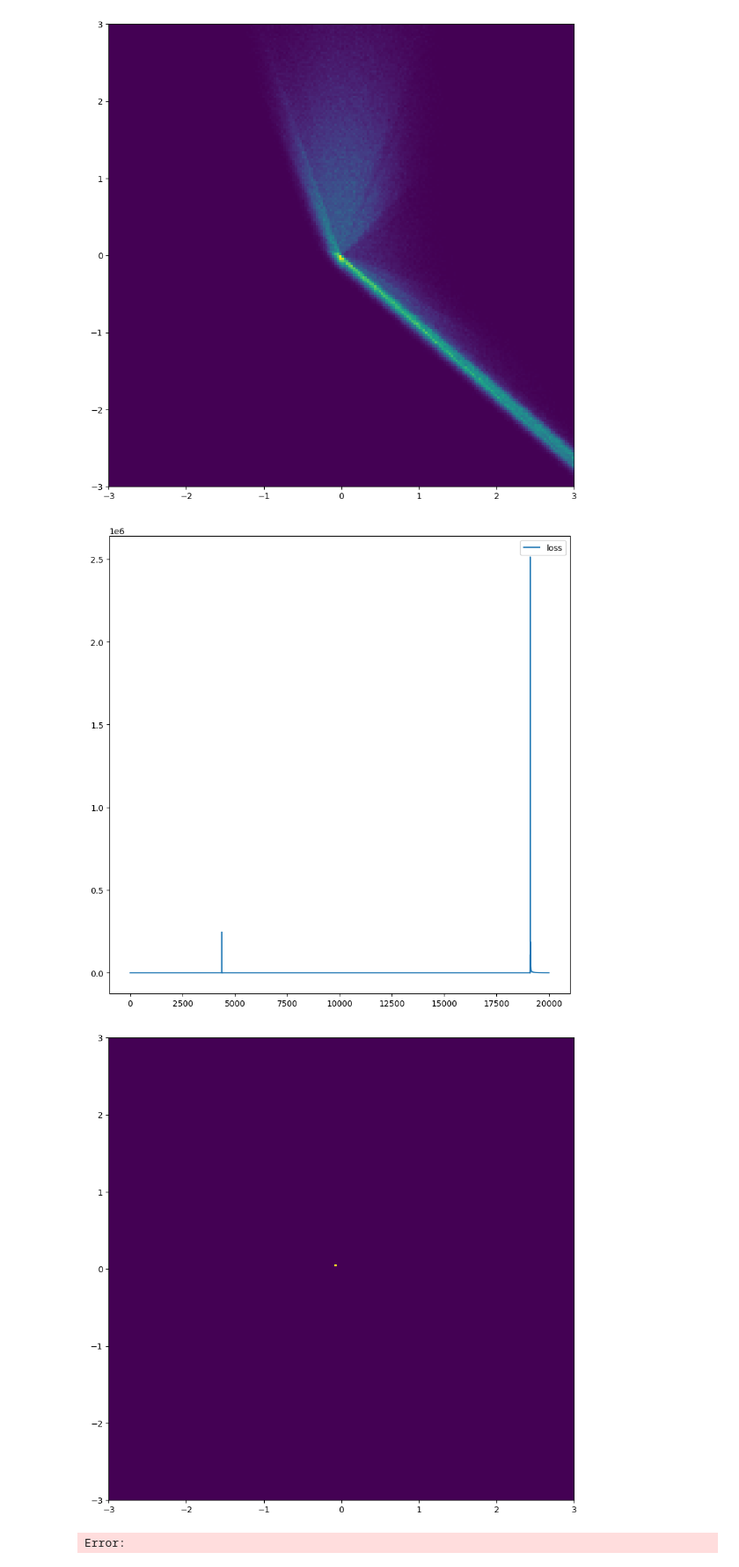
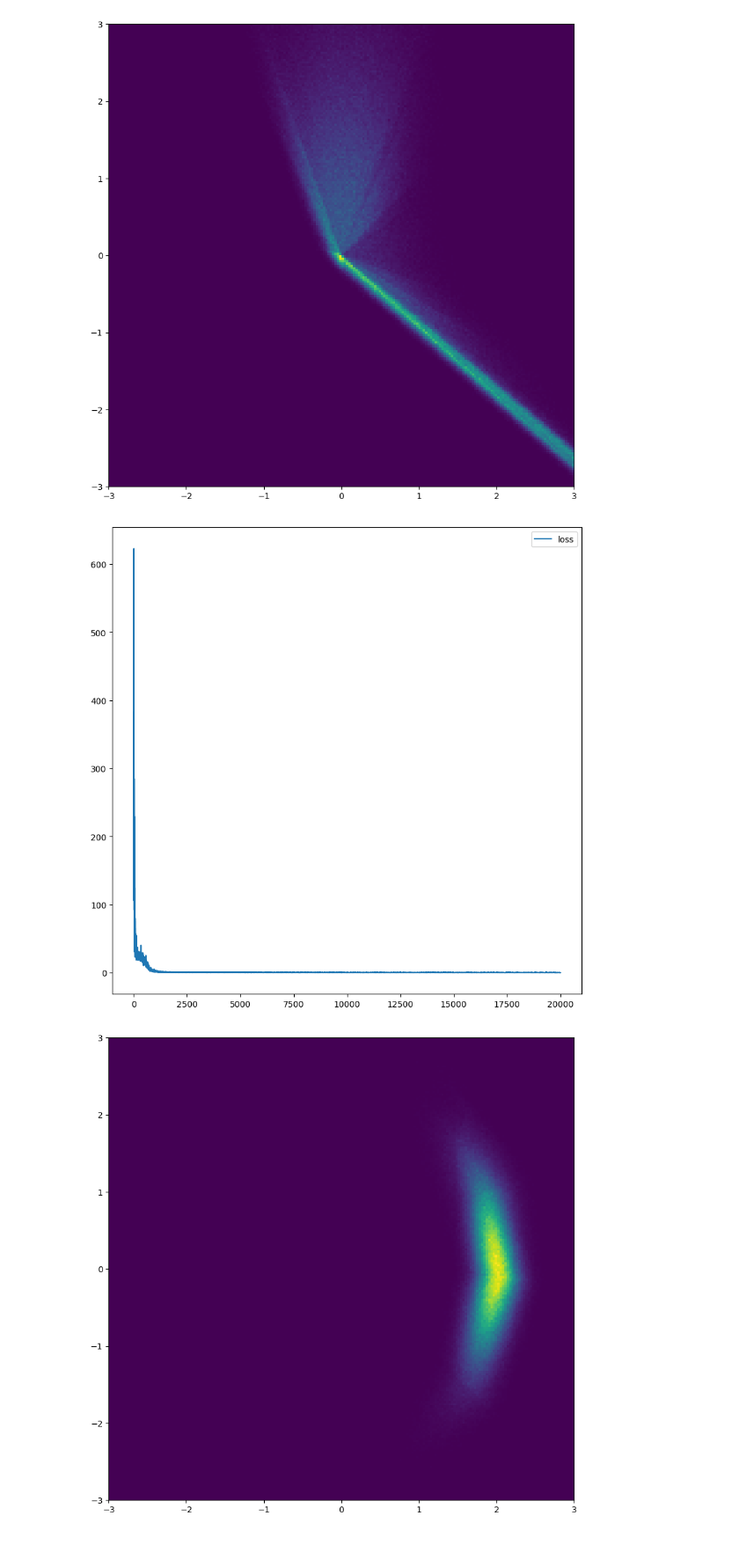
Before and after one commit to jeongsukchul/distributionally_robust_learning, a Jupyter notebook: learning/module/normalizing_flow/flow_test.ipynb, the cells around one changed output. Shown at 88% size. Cells and saved outputs as stored; diff of their text form; code cells hidden in the pictures.

```diff
--- a/learning/module/normalizing_flow/flow_test.ipynb
+++ b/learning/module/normalizing_flow/flow_test.ipynb
@@ -19,7 +19,7 @@ q0 = nf.distributions.DiagGaussian((2,))
 nfm = nf.NormalizingFlow(q0=q0, flows=flows, p=target)
 rng_params = jax.random.PRNGKey(seed)
 x0 = jnp.zeros((8, 2))   # any batch size; shape must be (N, 2)
-key_sample = key_sample, rng = jax.random.split(rng)
+key_sample, rng = jax.random.split(rng)
 
 # flow_params = nfm.init(rng_params, mode='sample', num_samples=1024, rng=key_sample)
 flow_params = nfm.init(rng_params, mode='log_prob', x=jnp.ones((4,2)))
@@ -61,10 +63,9 @@ anneal_iter = 10000
 annealing = True
 def loss_fn(params, key, beta):
     # 'mode' and 'num_samples' stay constant => no recompile
-    x,_ = nfm.apply(params, mode="sample", rng=key, num_samples=num_samples)
     return nfm.apply(params,
-                     mode='forward_kld',
-                     x=x)
+                     mode='reverse_kld',
+                     num_samples=num_samples, rng=key)
 # precompute annealing schedule on device (no Python math in step)
 betas = jnp.linspace(0.01, 1.0, anneal_iter)
 betas = jnp.concatenate([betas, jnp.full((max_iter - anneal_iter,), 1.)])
@@ -74,38 +75,37 @@ def train_step(params, opt_state, base_key, beta):
     # if you prefer by iteration index, pass it instead and fold_in(it)
     key = jax.random.fold_in(base_key, jnp.round(beta * 1e6).astype(jnp.int32))
     loss, grads = jax.value_and_grad(loss_fn)(params, key, beta)
     updates, opt_state = optimizer.update(grads, opt_state, params)
     params = optax.apply_updates(params, updates)
     return params, opt_state, loss
 def body_fn(it, carry):
     params, opt_state, base_key, loss_buf = carry
     base_key, key = jax.random.split(base_key)
     beta = betas[it]
     params, opt_state, loss = train_step(params, opt_state, key, beta)
     loss_buf = loss_buf.at[it].set(loss)
     return (params, opt_state, base_key, loss_buf)
-# flow_params = nfm.init(rng_params, mode='sample', num_samples=1024, rng=key_sample)
-flow_params = nfm.init(rng_params, mode='log_prob', x=x0)
+flow_params = nfm.init(rng_params, mode='sample', num_samples=1024, rng=key_sample)
+# flow_params = nfm.init(rng_params, mode='log_prob', x=x0)
 loss_hist = np.array([])
 optimizer = optax.adamw(learning_rate=1e-3) # weight_decay = 1e-4)
 opt_state = optimizer.init(flow_params)
 loss_buf = jnp.zeros((max_iter,), dtype=jnp.float32)
 flow_params, opt_state, rng, loss_buf = jax.lax.fori_loop(
     0, max_iter, body_fn, (flow_params, opt_state, rng, loss_buf)
 )
 loss_hist = jnp.asarray(loss_buf).copy()
 plt.figure(figsize=(10, 10))
 plt.plot(loss_hist, label='loss')
 plt.legend()
 plt.show()
 z, _ = nfm.apply(flow_params, mode="sample", rng=sample_key, num_samples=2**20)
 plt.figure(figsize=(10,10))
 plt.hist2d(z[:, 0].flatten(), z[:, 1].flatten(), (grid_size, grid_size), range=[[-3, 3], [-3, 3]])
 plt.show()
 # %% [output]
-[figure, old version]
+[figure, new version]
-[figure, old version]
+[figure, new version]
-Error:
 # %%
 z, _ = nfm.apply(flow_params, mode="sample", rng=sample_key, num_samples=2**20)
 plt.figure(figsize=(10,10))
```
Also changed, not shown: parts of 2 cells of this notebook, 9 other files.
